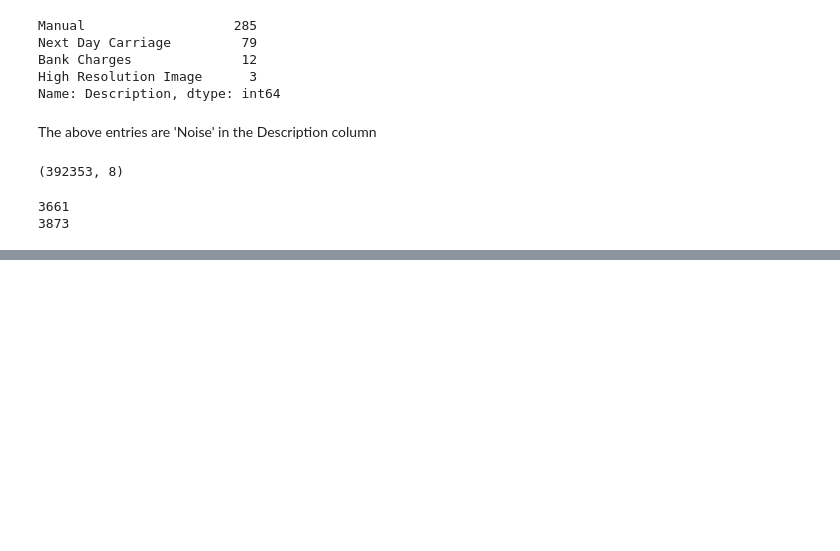
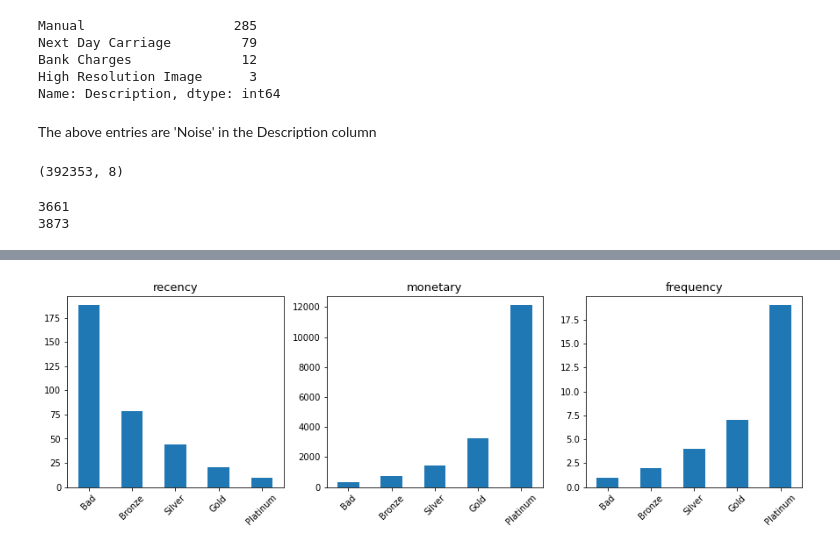
Before and after one commit to jjaskirat-ssingh/Customer-Segmentation, a Jupyter notebook: Customer Segmentation.ipynb, the cells around one changed output, grey strips where cells are left out. Cells and saved outputs as stored; diff of their text form; code cells hidden in the pictures; blank space fills up the shorter version.

Commit message:
categorized customers using RMF values

```diff
--- a/Customer Segmentation.ipynb
+++ b/Customer Segmentation.ipynb
@@ -581,0 +595,11 @@ rmf.describe()
+# %%
+# Labeling RMF values. The better the RFM value higher the number
+
+rmf['recency_score'] = pd.cut(rmf['recency'], bins=[0,18,51,143,264,375], labels=[5,4,3,2,1])
+rmf['recency_score'] = rmf['recency_score'].astype('int')
+
+rmf['monetary_score'] = pd.cut(rmf['monetary'], bins=[-1,306,667,1650,3614,290000], labels=[1,2,3,4,5])
+rmf['monetary_score'] = rmf['monetary_score'].astype('int')
+
+rmf['frequency_score'] = pd.cut(rmf['frequency'], bins=[0,1,2,5,9,210], labels=[1,2,3,4,5])
+rmf['frequency_score'] = rmf['frequency_score'].astype('int')
@@ -581,0 +615,5 @@ rmf.describe()
+# %%
+def score_rmf(x) : return (x['recency_score']) + (x['monetary_score'] + (x['frequency_score']))
+
+rmf['score'] = rmf.apply(score_rmf, axis=1 )
+rmf.head()
@@ -581,0 +642,3 @@ rmf.describe()
+# %%
+rmf['customer_type'] = pd.cut(rmf['score'], bins=[0,6,8,11,13,16], labels=['Bad','Bronze','Silver','Gold','Platinum'])
+rmf.head()
@@ -581,0 +687,13 @@ rmf.describe()
+# %%
+column = ['recency', 'monetary', 'frequency']
+plt.figure(figsize=(15,4))
+for i,j in enumerate(column):
+    plt.subplot(1,3,i+1)
+    rmf.groupby('customer_type')[j].mean().round(0).plot(kind='bar')
+    plt.title('{}'.format(j), size=13)
+    plt.xlabel('')
+    plt.xticks(rotation=45)
+
+plt.show()
+# %% [output]
+[figure, added]
```
Also changed, not shown: parts of 60 cells of this notebook.
